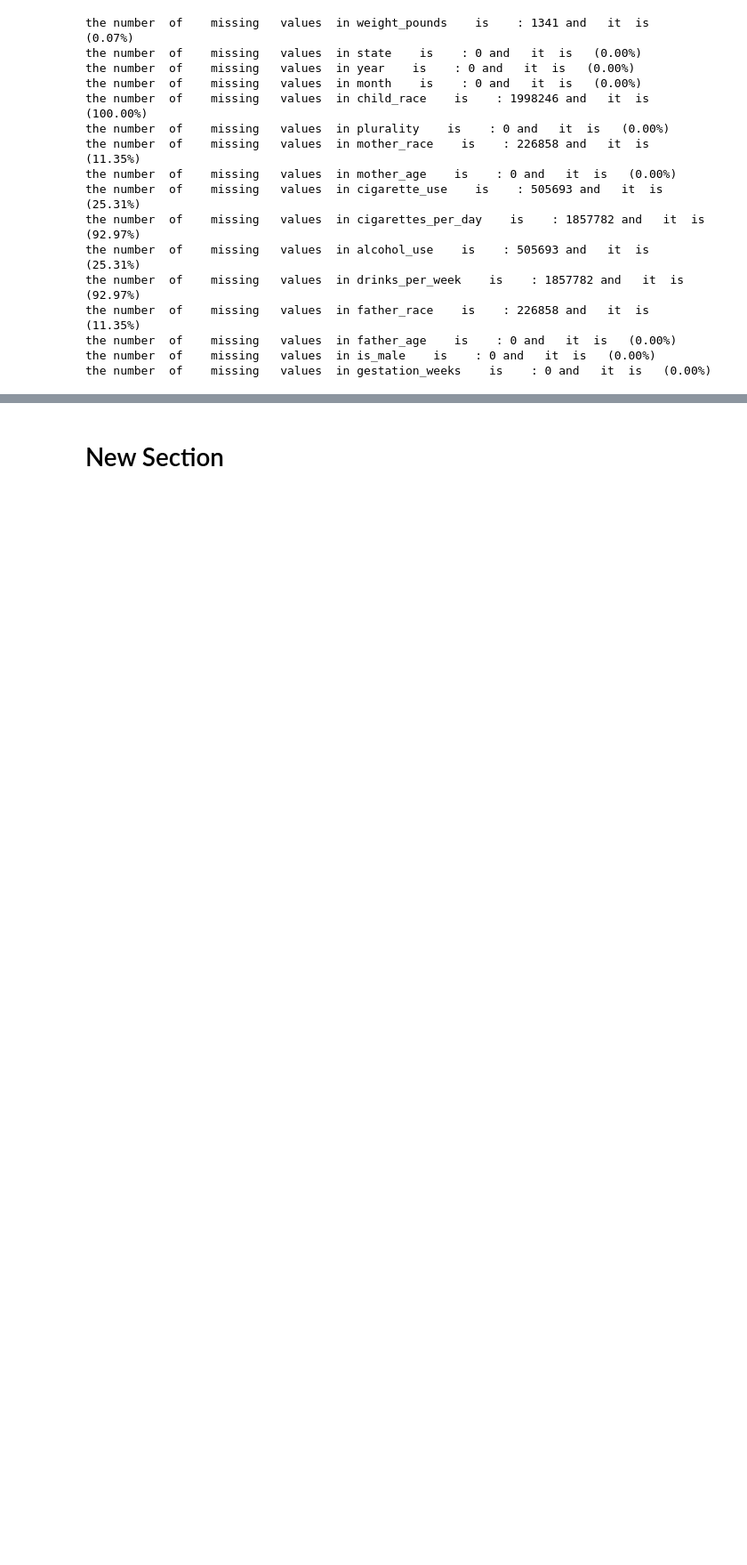
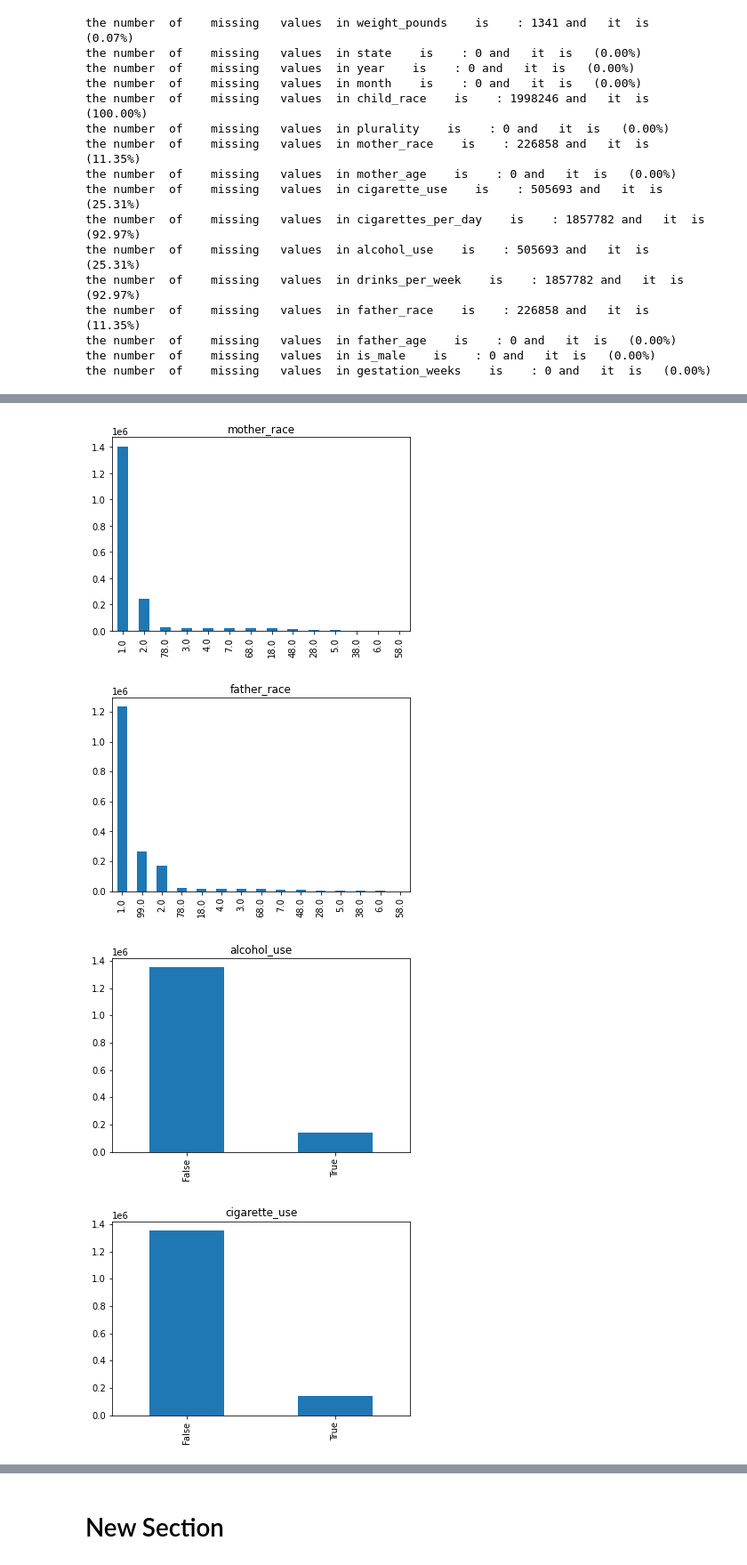
Before and after one commit to sashaTen/exploretary_data_analysis_in_marketing, a Jupyter notebook: Untitled0.ipynb, the cells around one changed output, grey strips where cells are left out. Shown: that part at 89% size. Saved outputs shown, nothing was run; the diff lists cells and outputs as text; code cells hidden in the pictures; blank space fills up the shorter version.

```diff
--- a/Untitled0.ipynb
+++ b/Untitled0.ipynb
@@ -88,0 +136,15 @@ the number  of    missing   values  in gestation_weeks    is    : 0 and   it  is
+# %%
+
+list_of_categorical_data=  [     df["mother_race"],  df["father_race"] ,  df["alcohol_use"] ,   df["cigarette_use"] ,   df["month"] ]
+
+
+
+for   feature   in  list_of_categorical_data  :
+    feature.value_counts().plot(kind='bar')
+    plt.title(feature.name)
+    plt.show()
+# %% [output]
+[figure, added]
+[figure, added]
+[figure, added]
+[figure, added]
```
Also changed, not shown: parts of 10 cells of this notebook.
